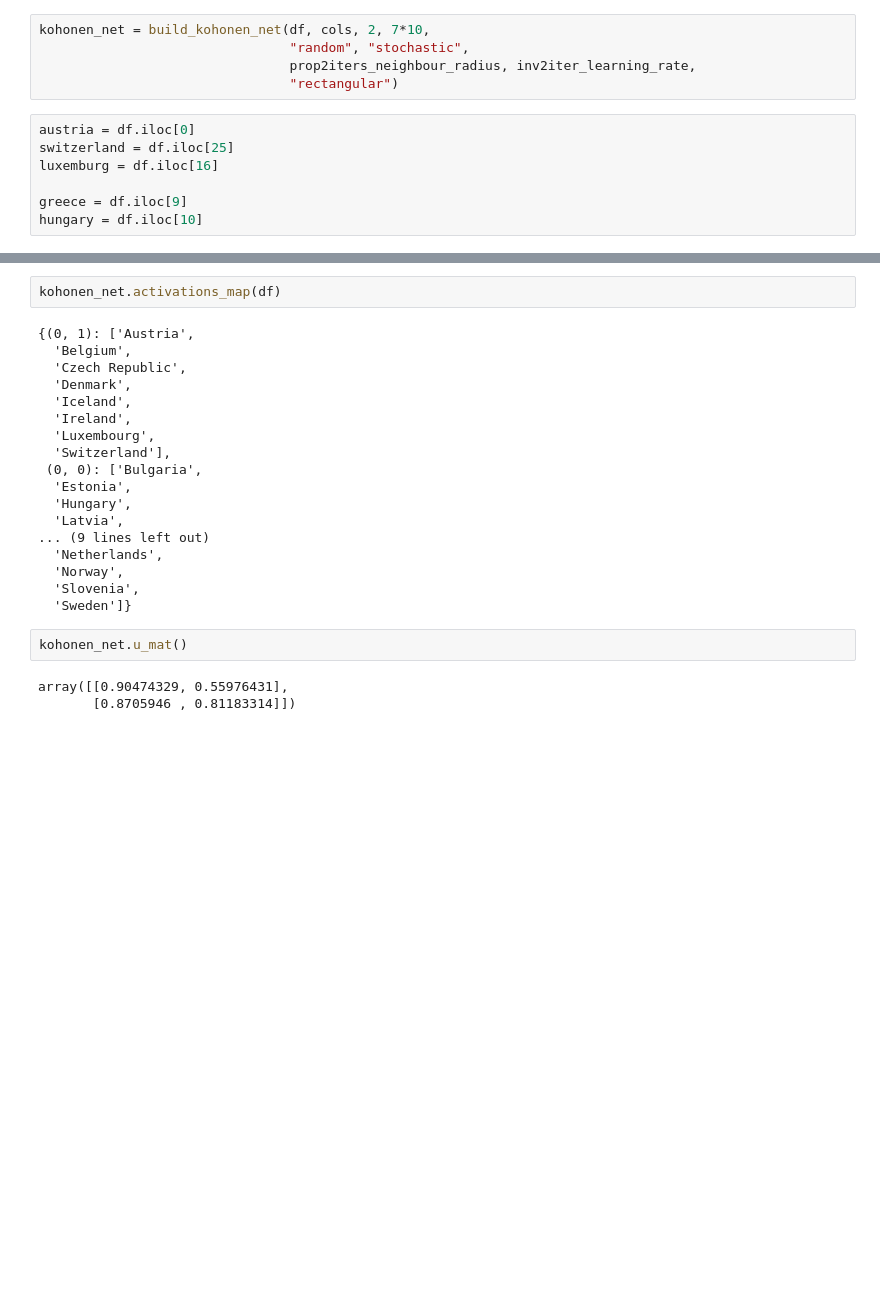
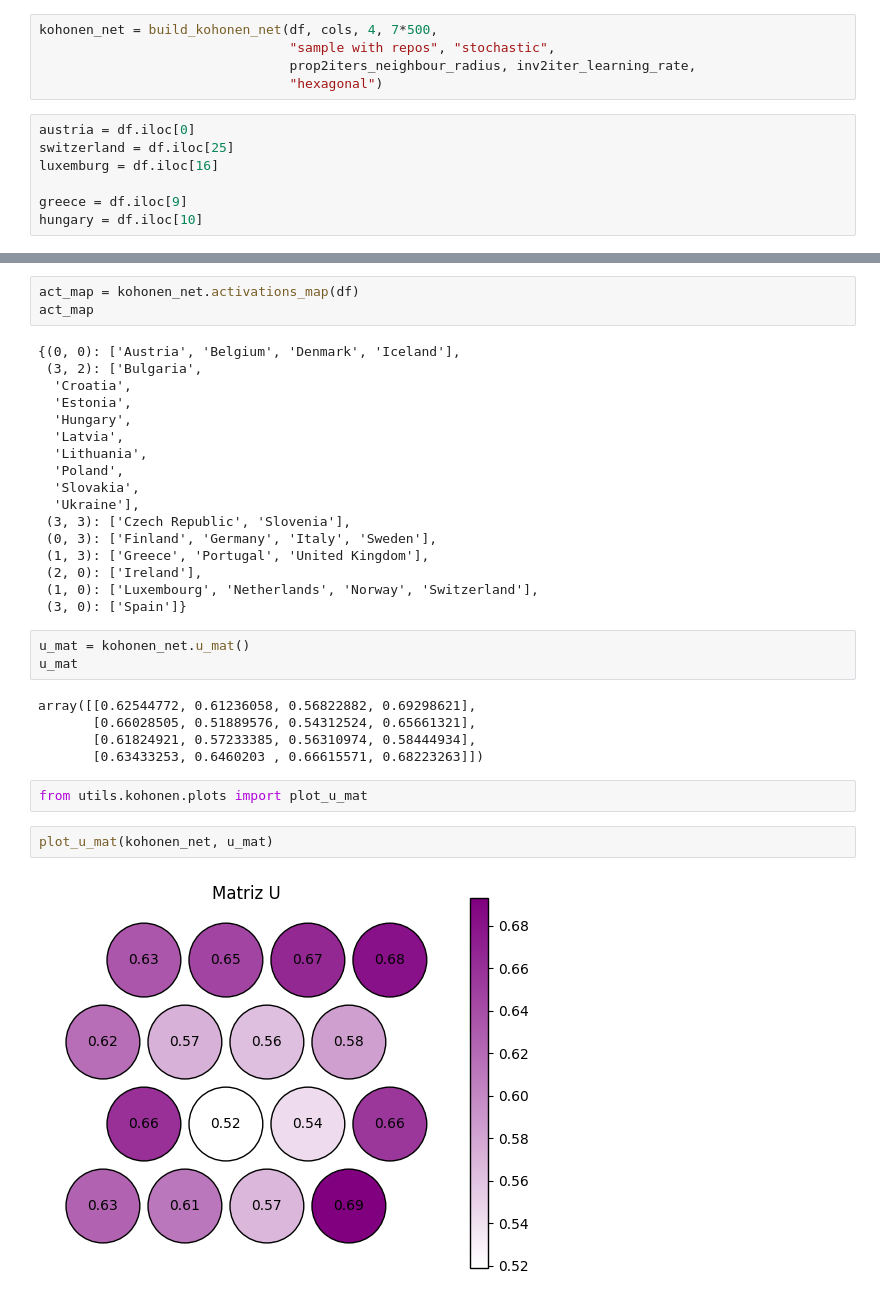
Before and after one commit to pdomins/unsupervised-learning, a Jupyter notebook: samples/kohonen/kohonen.ipynb, the cells around one changed output, grey strips where cells are left out. Saved outputs shown, nothing was run; the diff lists cells and outputs as text; blank space fills up the shorter version.

Commit message:
test(kohonen): U Matrix example

```diff
--- a/samples/kohonen/kohonen.ipynb
+++ b/samples/kohonen/kohonen.ipynb
@@ -77,10 +77,10 @@ from utils.kohonen.neuron_lr import inv2iter_learning_rate
 # %%
 cols = ["Area", "GDP", "Inflation", "Life.expect", "Military", "Pop.growth", "Unemployment"]
 # %%
-kohonen_net = build_kohonen_net(df, cols, 2, 7*10,
-                                "random", "stochastic",
+kohonen_net = build_kohonen_net(df, cols, 4, 7*500,
+                                "sample with repos", "stochastic",
                                 prop2iters_neighbour_radius, inv2iter_learning_rate,
-                                "rectangular")
+                                "hexagonal")
 # %%
 austria = df.iloc[0]
 switzerland = df.iloc[25]
@@ -116,25 +119,34 @@ array([[9, 8],
 # %%
-kohonen_net.activations_map(df)
+act_map = kohonen_net.activations_map(df)
+act_map
 # %% [output]
-{(0, 1): ['Austria',
-  'Belgium',
-  'Czech Republic',
-  'Denmark',
-  'Iceland',
-  'Ireland',
-  'Luxembourg',
-  'Switzerland'],
- (0, 0): ['Bulgaria',
+{(0, 0): ['Austria', 'Belgium', 'Denmark', 'Iceland'],
+ (3, 2): ['Bulgaria',
+  'Croatia',
   'Estonia',
   'Hungary',
   'Latvia',
-... (9 lines left out)
-  'Netherlands',
-  'Norway',
-  'Slovenia',
-  'Sweden']}
+  'Lithuania',
+  'Poland',
+  'Slovakia',
+  'Ukraine'],
+ (3, 3): ['Czech Republic', 'Slovenia'],
+ (0, 3): ['Finland', 'Germany', 'Italy', 'Sweden'],
+ (1, 3): ['Greece', 'Portugal', 'United Kingdom'],
+ (2, 0): ['Ireland'],
+ (1, 0): ['Luxembourg', 'Netherlands', 'Norway', 'Switzerland'],
+ (3, 0): ['Spain']}
-# %%
-kohonen_net.u_mat()
-# %% [output]
-array([[0.90474329, 0.55976431],
-       [0.8705946 , 0.81183314]])
+# %%
+u_mat = kohonen_net.u_mat()
+u_mat
+# %% [output]
+array([[0.62544772, 0.61236058, 0.56822882, 0.69298621],
+       [0.66028505, 0.51889576, 0.54312524, 0.65661321],
+       [0.61824921, 0.57233385, 0.56310974, 0.58444934],
+       [0.63433253, 0.6460203 , 0.66615571, 0.68223263]])
+# %%
+from utils.kohonen.plots import plot_u_mat
+# %%
+plot_u_mat(kohonen_net, u_mat)
+# %% [output]
+[figure, added]
```
Also changed, not shown: parts of 6 cells of this notebook.
